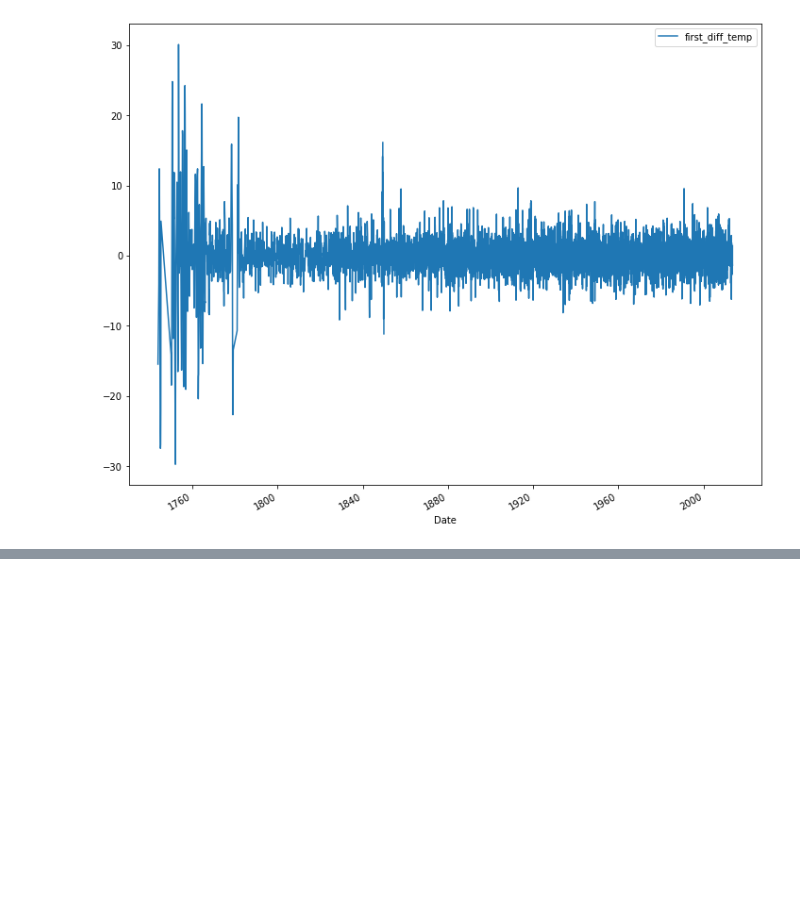
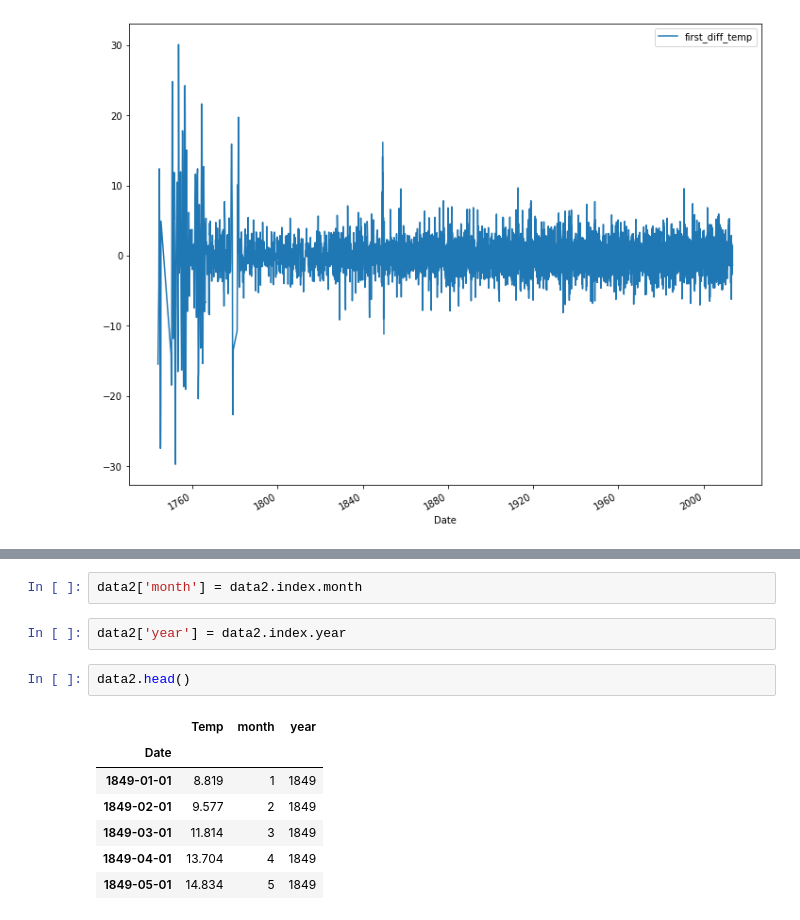
Before and after one commit to crzysab/Data-Science-Real-Projects-in-Python, a Jupyter notebook: Predict_Temperature_of_Different_Cities.ipynb, the cells around one changed output, grey strips where cells are left out. Cells and saved outputs as stored; diff of their text form; blank space fills up the shorter version.

```diff
--- a/Predict_Temperature_of_Different_Cities.ipynb
+++ b/Predict_Temperature_of_Different_Cities.ipynb
@@ -421,0 +434,14 @@ df[['first_diff_temp']].plot(figsize=(12,10))
+# %%
+data2['month'] = data2.index.month
+# %%
+data2['year'] = data2.index.year
+# %%
+data2.head()
+# %% [output]
+|  | Temp | month | year |
+| Date |  |  |  |
+| 1849-01-01 | 8.819 | 1 | 1849 |
+| 1849-02-01 | 9.577 | 2 | 1849 |
+| 1849-03-01 | 11.814 | 3 | 1849 |
+| 1849-04-01 | 13.704 | 4 | 1849 |
+| 1849-05-01 | 14.834 | 5 | 1849 |
```
Also changed, not shown: parts of 7 cells of this notebook.
